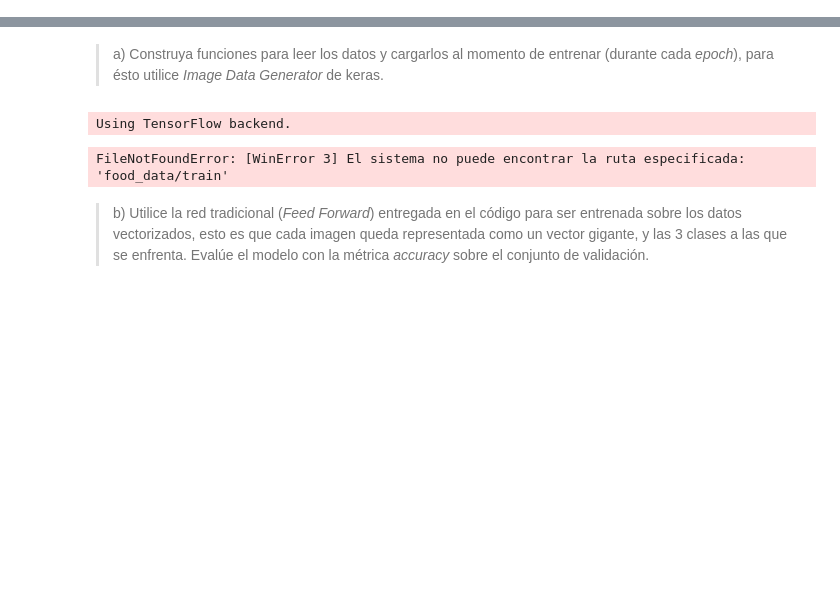
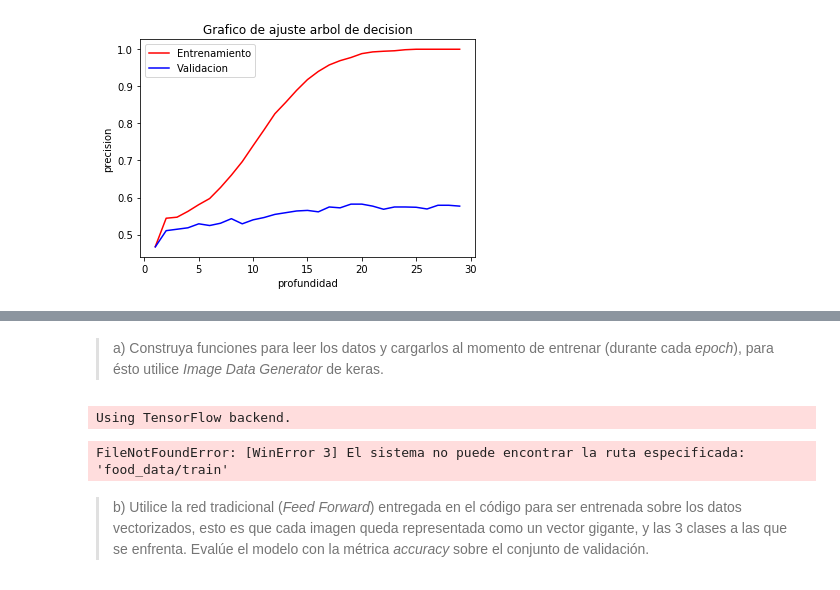
Before and after one commit to LeMythedeSisyphe/MachineLearning-Tarea3, a Jupyter notebook: MachineLaerning-Tarea3.ipynb, the cells around one changed output, grey strips where cells are left out. Cells and saved outputs as stored; diff of their text form; code cells hidden in the pictures; blank space fills up the shorter version.

```diff
--- a/MachineLaerning-Tarea3.ipynb
+++ b/MachineLaerning-Tarea3.ipynb
@@ -31,0 +140,8 @@ La tarea se divide en secciones:
+# %%
+#Creacion conjuntos
+Y_train = df_train['quality'].values  #Variable de salida entrenamiento
+Y_val = df_val['quality'].values  #Variable de salida validacion
+Y_test = df_test['quality'].values  #Variable de salida test
+X_train = df_train.drop(["quality"],axis=1).values #Variable de entrada entrenamiento
+X_val = df_val.drop(["quality"],axis=1).values #Variable de entrada validacion
+X_test = df_test.drop(["quality"],axis=1).values #Variable de entrada test
@@ -31,0 +189,23 @@ La tarea se divide en secciones:
+# %%
+# Grafico de ajuste del árbol de decisión
+train_prec =  []
+eval_prec = []
+max_deep_list = list(range(1, 30))
+
+for deep in max_deep_list:
+    model= Tree()
+    model.set_params(max_depth=deep,criterion='gini',splitter='best') #se probo con entropy y se llego a lo mismo
+    model.fit(X_train,Y_train)
+    train_prec.append(model.score(X_train,Y_train))
+    eval_prec.append(model.score(X_val,Y_val))
+
+# graficar los resultados.
+plt.plot(max_deep_list, train_prec, color='r', label='Entrenamiento')
+plt.plot(max_deep_list, eval_prec, color='b', label='Validacion')
+plt.title('Grafico de ajuste arbol de decision')
+plt.legend()
+plt.ylabel('precision')
+plt.xlabel('profundidad')
+plt.show()
+# %% [output]
+[figure, added]
```
Also changed, not shown: parts of 22 cells of this notebook.
